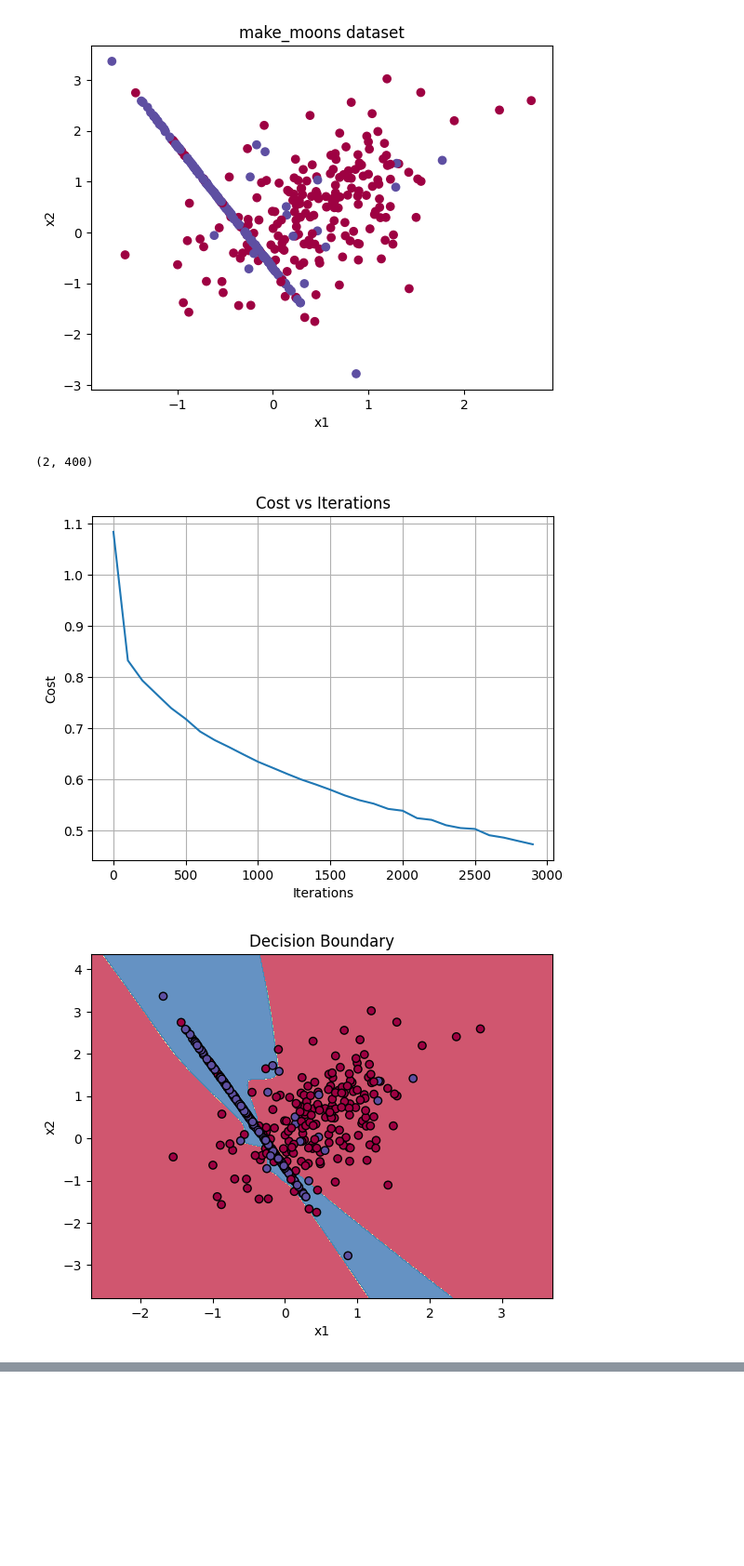
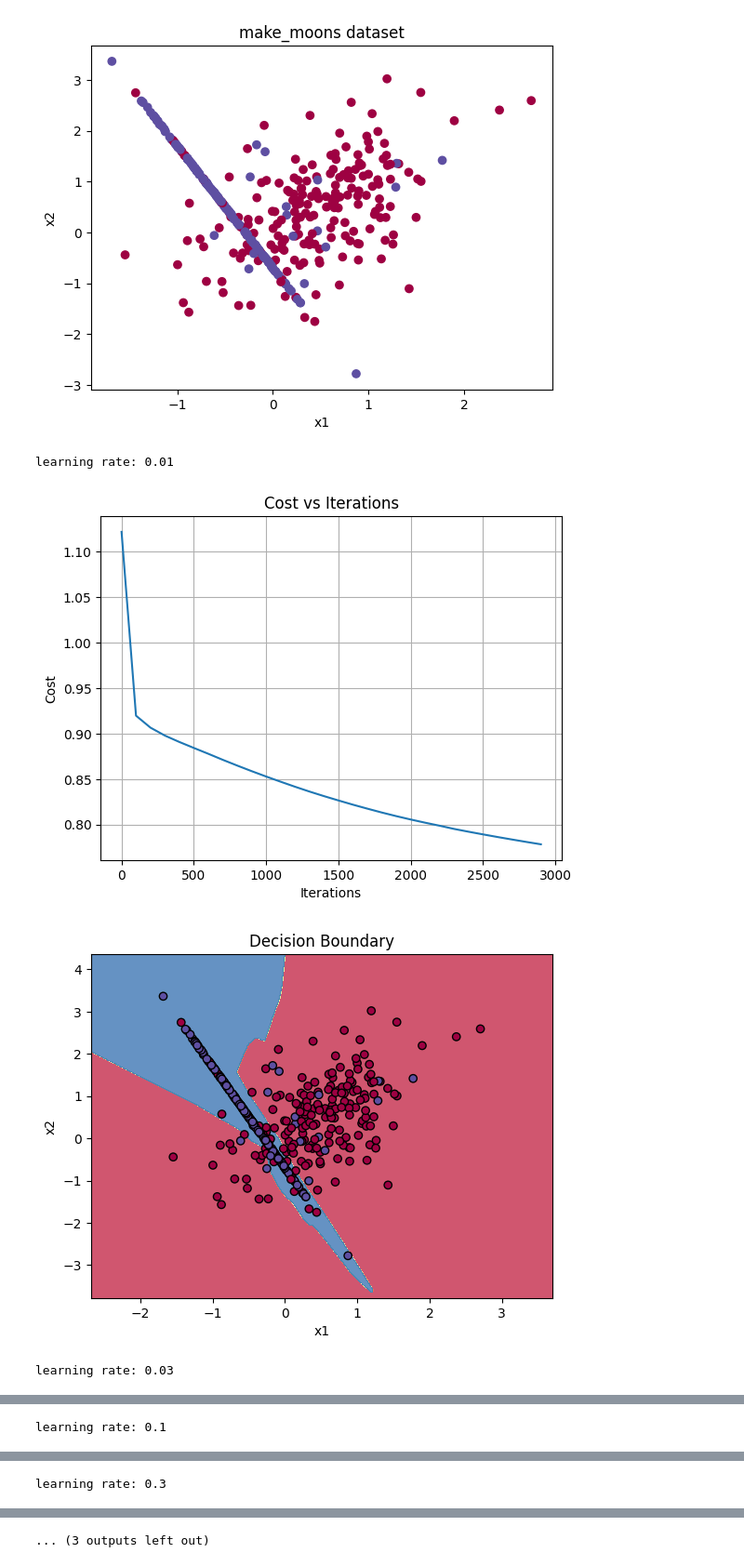
Before and after one commit to LucasSlepetys/deeplearning, a Jupyter notebook: L_layer_deeplearning_class/Reg_test.ipynb, the cells around one changed output, grey strips where cells are left out. Shown at 93% size. Drawn from its saved outputs; the diff is of its cells as text; code cells hidden in the pictures; blank space fills up the shorter version.

```diff
--- a/L_layer_deeplearning_class/Reg_test.ipynb
+++ b/L_layer_deeplearning_class/Reg_test.ipynb
@@ -34,11 +33,6 @@ plt.ylabel("x2")
 plt.show()
 # %% [output]
 [figure]
-# %%
-print(X.shape)
-input_layer = X.shape[0]
-# %% [output]
-(2, 400)
 # %%
 import sys
 import os
@@ -73,16 +67,23 @@ def plot_decision_boundary(model, X, y, steps=1000, cmap=plt.cm.Spectral):
 # %%
 # Define architecture
 layers_dims = [X.shape[0], 100, 100, 50, 20, 1]
 
-# Create and train model
-model = L_layer_NN(layer_dims=layers_dims, learning_rate=0.1, lambd=0.7)
-model.train(X, y, iterations=3000, print_cost=True)
+for lr in [0.01, 0.03, 0.1, 0.3, 1.0]:
 
-# Plot cost graph
-model.plot_cost()
+    print(f'learning rate: {lr} \n\n')
 
-# Plot decision boundary
-plot_decision_boundary(model, X, y)
+    # Create and train model
+    model = L_layer_NN(layer_dims=layers_dims, optimizer ="gd", learning_rate=lr, lambd=0.7)
+    model.train(X, y, iterations=3000, print_cost=True)
+
+    # Plot cost graph
+    model.plot_cost()
+
+    # Plot decision boundary
+    plot_decision_boundary(model, X, y)
+    print("\n\n")
 # %% [output]
+learning rate: 0.01
-[figure, old version]
+[figure, new version]
-[figure, old version]
+[figure, new version]
+learning rate: 0.03
@@ -88,0 +92 @@ plot_decision_boundary(model, X, y)
+learning rate: 0.1
@@ -88,0 +95 @@ plot_decision_boundary(model, X, y)
+learning rate: 0.3
@@ -88,0 +98 @@ plot_decision_boundary(model, X, y)
+... (3 outputs left out)
```
Also changed, not shown: parts of 5 cells of this notebook.
